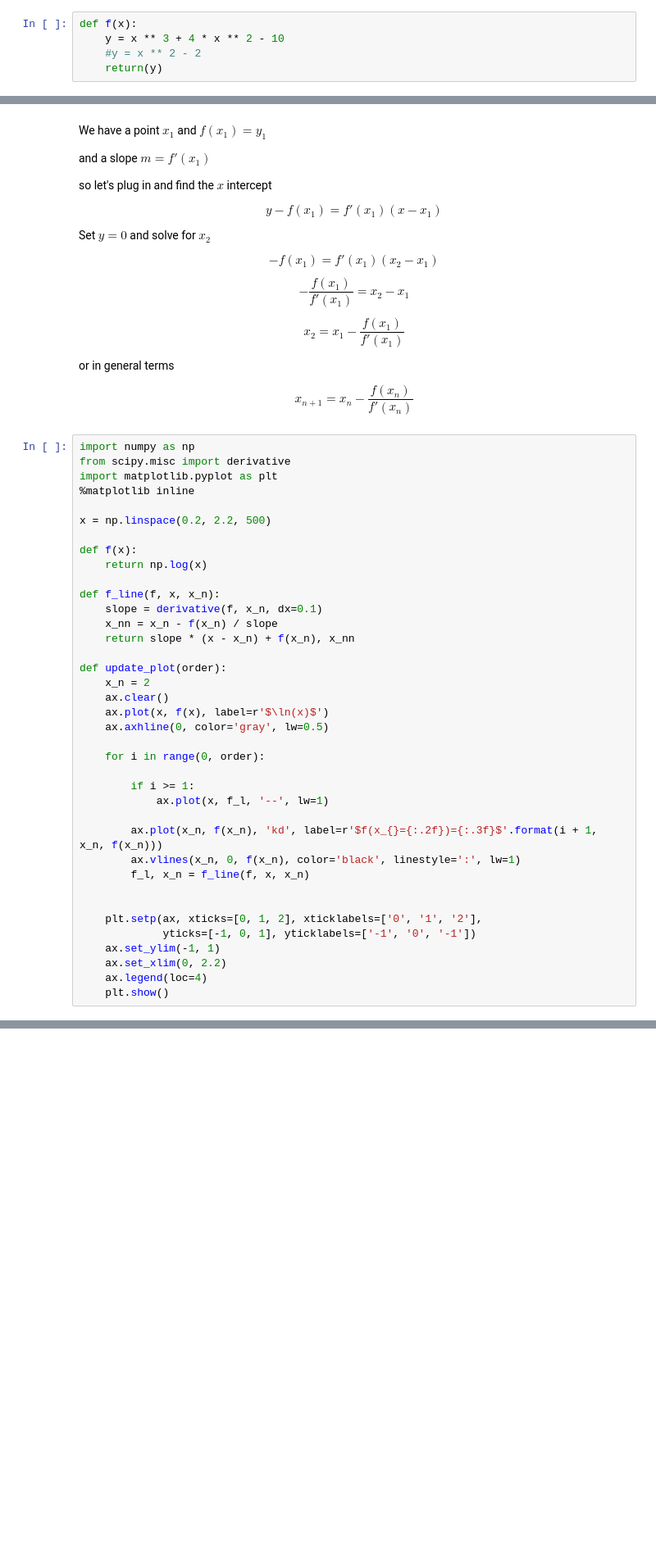
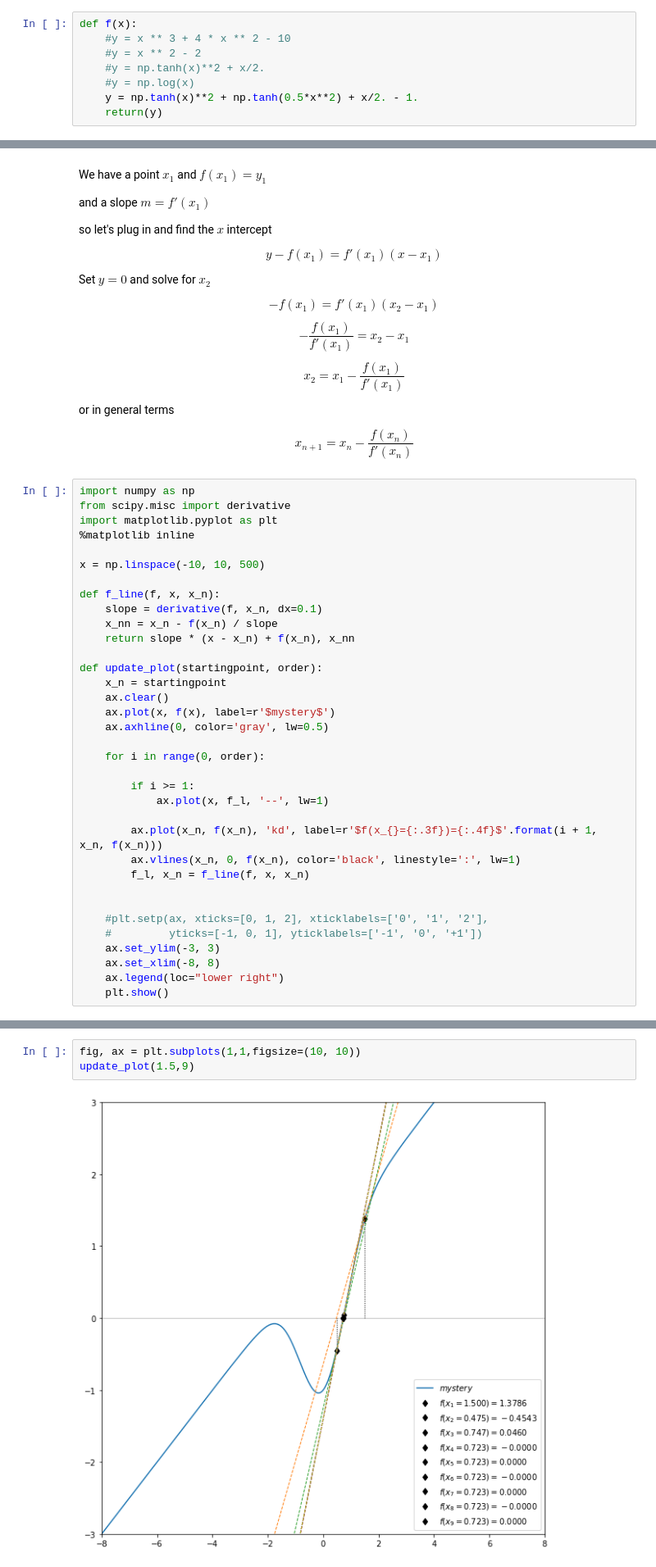
Before and after one commit to UChicagoPhysics/PHYS250, a Jupyter notebook: Examples/BisectionAndNewton.ipynb, the cells around one changed output, grey strips where cells are left out. Shown at 82% size. Saved outputs shown, nothing was run; the diff lists cells and outputs as text; blank space fills up the shorter version.

```diff
--- a/Examples/BisectionAndNewton.ipynb
+++ b/Examples/BisectionAndNewton.ipynb
@@ -42,8 +43,11 @@ def bisection(a, b, tol, max_it):
     return(-999)
 # %%
 def f(x):
-    y = x ** 3 + 4 * x ** 2 - 10
+    #y = x ** 3 + 4 * x ** 2 - 10
     #y = x ** 2 - 2
+    #y = np.tanh(x)**2 + x/2.
+    #y = np.log(x)
+    y = np.tanh(x)**2 + np.tanh(0.5*x**2) + x/2. - 1.
     return(y)
 # %%
 a = 1
@@ -111,20 +116,17 @@ from scipy.misc import derivative
 import matplotlib.pyplot as plt
 %matplotlib inline
 
-x = np.linspace(0.2, 2.2, 500)
-
-def f(x):
-    return np.log(x)
+x = np.linspace(-10, 10, 500)
 
 def f_line(f, x, x_n):
     slope = derivative(f, x_n, dx=0.1)
     x_nn = x_n - f(x_n) / slope
     return slope * (x - x_n) + f(x_n), x_nn
 
-def update_plot(order):
-    x_n = 2
+def update_plot(startingpoint, order):
+    x_n = startingpoint
     ax.clear()
-    ax.plot(x, f(x), label=r'$\ln(x)$')
+    ax.plot(x, f(x), label=r'$mystery$')
     ax.axhline(0, color='gray', lw=0.5)
 
     for i in range(0, order):
@@ -132,14 +134,14 @@ def update_plot(order):
         if i >= 1:
             ax.plot(x, f_l, '--', lw=1)
 
-        ax.plot(x_n, f(x_n), 'kd', label=r'$f(x_{}={:.2f})={:.3f}$'.format(i + 1, x_n, f(x_n)))
+        ax.plot(x_n, f(x_n), 'kd', label=r'$f(x_{}={:.3f})={:.4f}$'.format(i + 1, x_n, f(x_n)))
         ax.vlines(x_n, 0, f(x_n), color='black', linestyle=':', lw=1)
         f_l, x_n = f_line(f, x, x_n)
 
 
-    plt.setp(ax, xticks=[0, 1, 2], xticklabels=['0', '1', '2'],
-             yticks=[-1, 0, 1], yticklabels=['-1', '0', '-1'])
-    ax.set_ylim(-1, 1)
-    ax.set_xlim(0, 2.2)
-    ax.legend(loc=4)
+    #plt.setp(ax, xticks=[0, 1, 2], xticklabels=['0', '1', '2'],
+    #         yticks=[-1, 0, 1], yticklabels=['-1', '0', '+1'])
+    ax.set_ylim(-3, 3)
+    ax.set_xlim(-8, 8)
+    ax.legend(loc="lower right")
     plt.show()
@@ -147,0 +148,5 @@ update_plot(3)
+# %%
+fig, ax = plt.subplots(1,1,figsize=(10, 10))
+update_plot(1.5,9)
+# %% [output]
+[figure, added]
```
Also changed, not shown: parts of 3 cells of this notebook, 13 other files.
